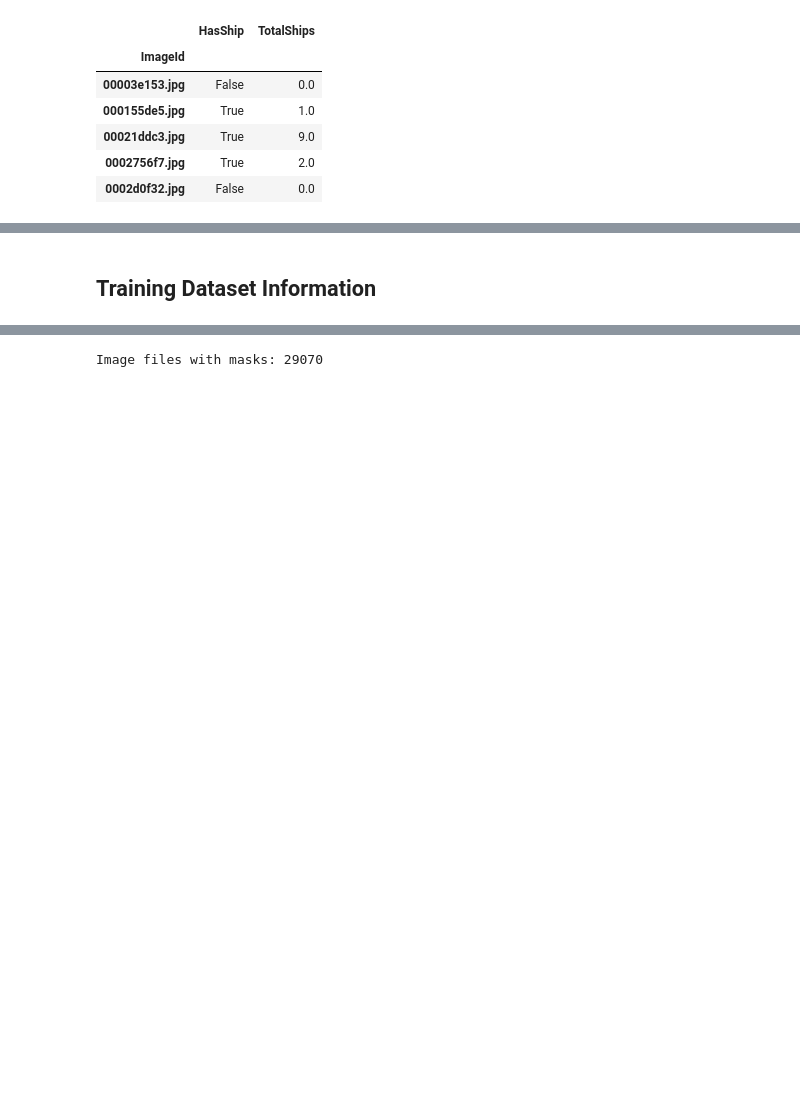
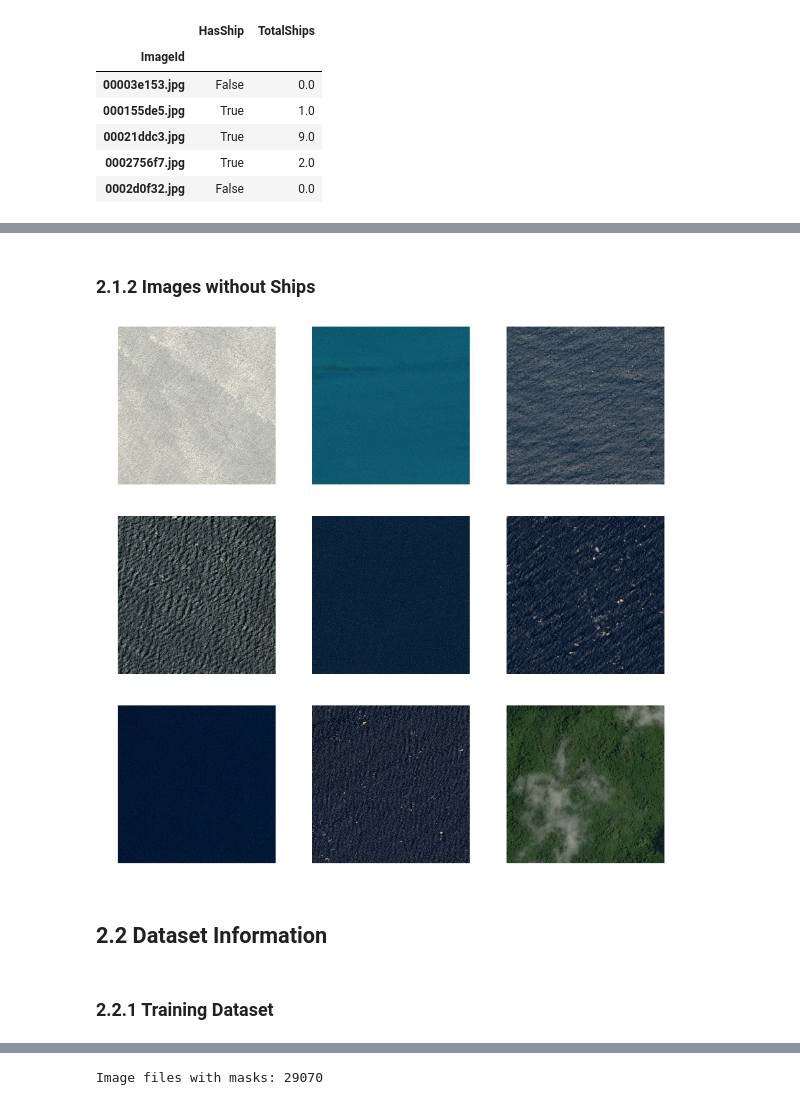
Before and after one commit to kevin5k/CE7454_2018_Project_Group11, a Jupyter notebook: data_preprocess/data_exploration.ipynb, the cells around one changed output, grey strips where cells are left out. Saved outputs shown, nothing was run; the diff lists cells and outputs as text; code cells hidden in the pictures; blank space fills up the shorter version.

```diff
--- a/data_preprocess/data_exploration.ipynb
+++ b/data_preprocess/data_exploration.ipynb
@@ -91,5 +138,21 @@ trainlabel_load_ship.head(5)
+# %% [markdown]
+### 2.1.2   Images without Ships
+# %%
+train_sample_noships = masks_data[masks_data.EncodedPixels.isna()].sample(9)
+#randomly choose 9 pics from train images without ships
+fig, axes = plt.subplots(3, 3, figsize=(15,15))
+for i, image_id in enumerate(train_sample_noships.ImageId):
+    col = i % 3
+    row = i // 3
+    img = imread(f'../train/{image_id}')
+    axes[row, col].axis('off')
+    axes[row, col].imshow(img)
+# %% [output]
+[figure, added]
 # %% [markdown]
-## Training Dataset Information
+## 2.2   Dataset Information
+# %% [markdown]
+### 2.2.1 Training Dataset
 # %%
 # Input: Training label dataset
 print('------------------------------------ ')
```
Also changed, not shown: parts of 41 cells of this notebook, 1 other file.
